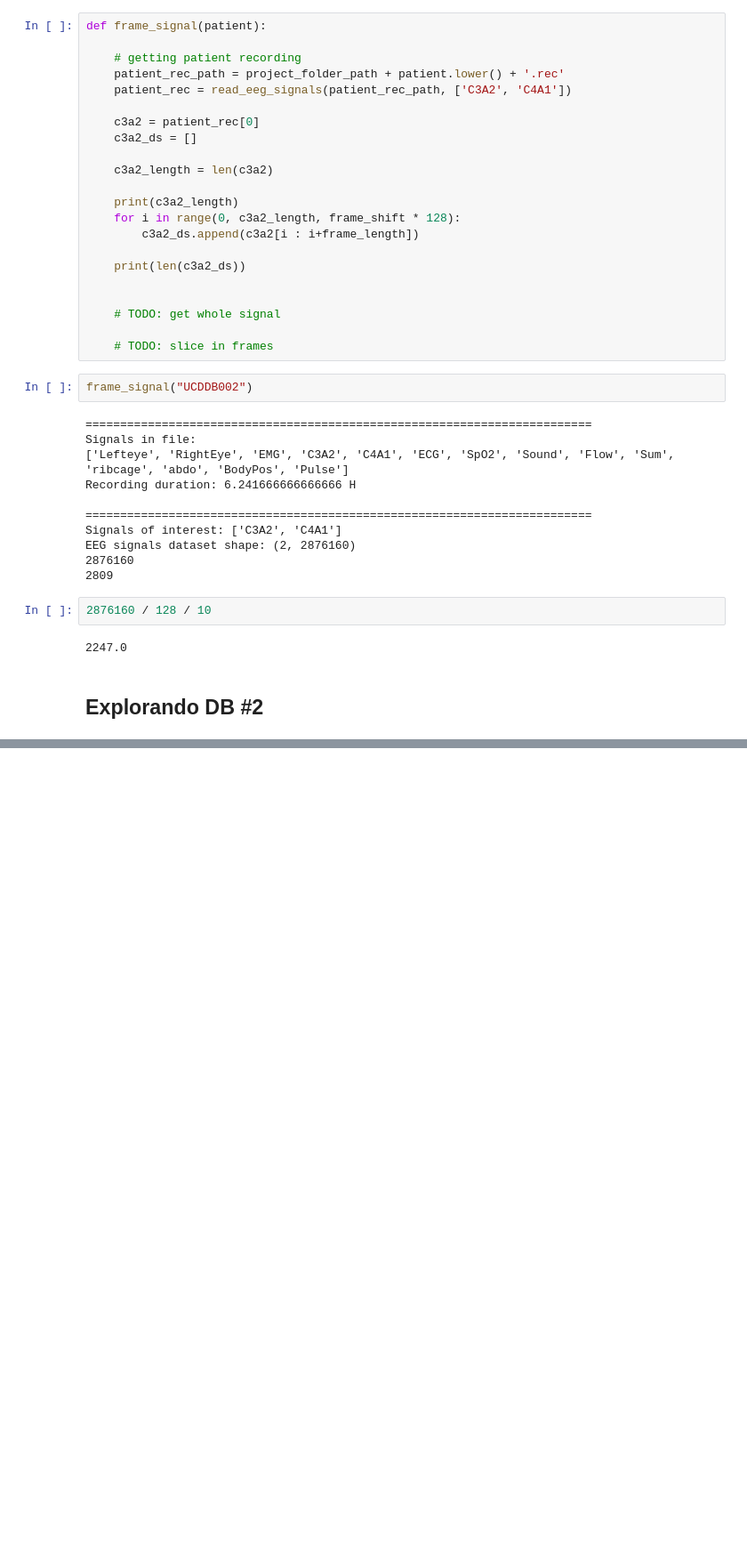
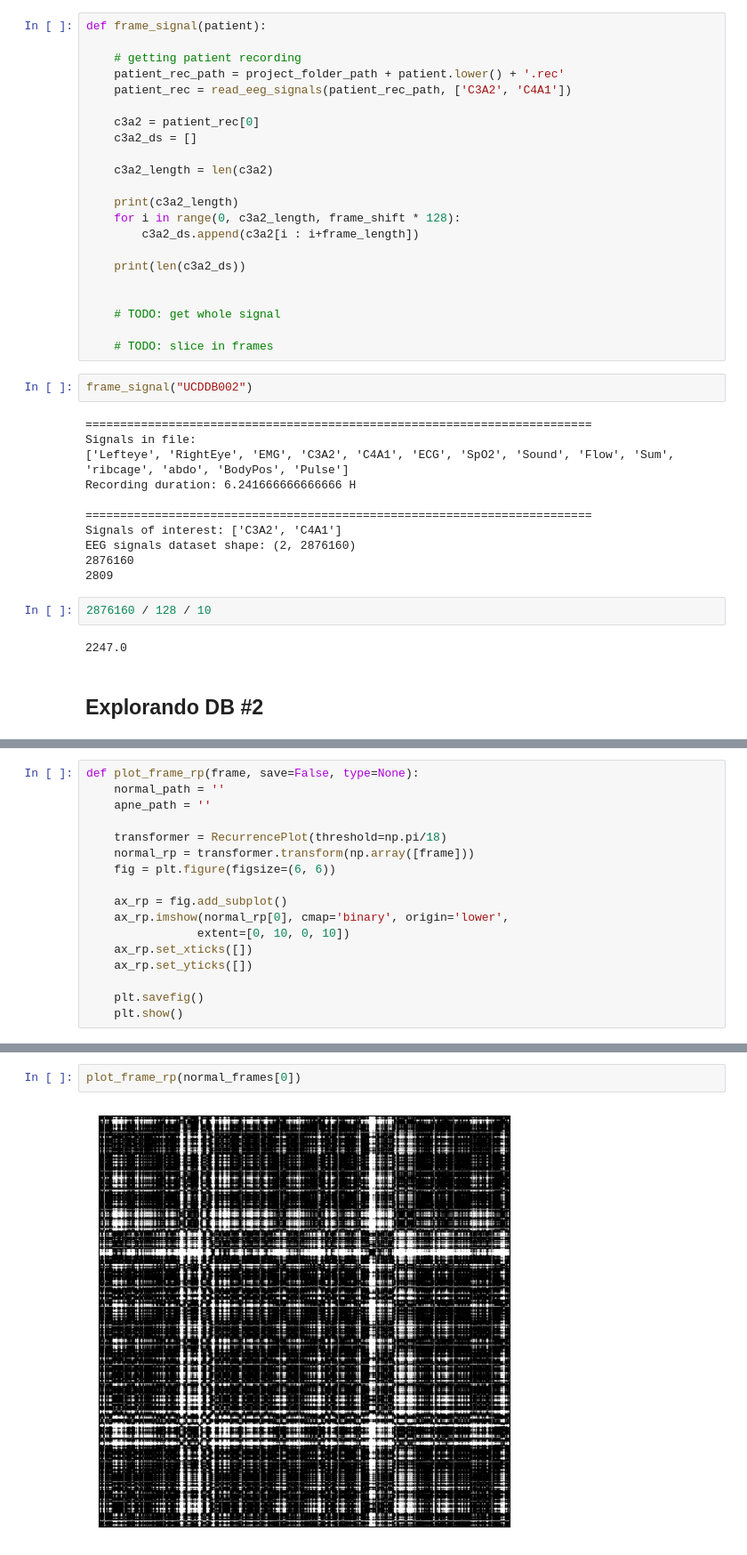
Before and after one commit to CylonSam/base1, a Jupyter notebook: tcc_samantha_apneia.ipynb, the cells around one changed output, grey strips where cells are left out. Shown at 89% size. Drawn from its saved outputs; the diff is of its cells as text; blank space fills up the shorter version.

```diff
--- a/tcc_samantha_apneia.ipynb
+++ b/tcc_samantha_apneia.ipynb
@@ -250,0 +721,17 @@ EEG signals dataset shape: (2, 2876160)
+# %%
+def plot_frame_rp(frame, save=False, type=None):
+    normal_path = ''
+    apne_path = ''
+
+    transformer = RecurrencePlot(threshold=np.pi/18)
+    normal_rp = transformer.transform(np.array([frame]))
+    fig = plt.figure(figsize=(6, 6))
+
+    ax_rp = fig.add_subplot()
+    ax_rp.imshow(normal_rp[0], cmap='binary', origin='lower',
+                extent=[0, 10, 0, 10])
+    ax_rp.set_xticks([])
+    ax_rp.set_yticks([])
+
+    plt.savefig()
+    plt.show()
@@ -250,0 +759,4 @@ EEG signals dataset shape: (2, 2876160)
+# %%
+plot_frame_rp(normal_frames[0])
+# %% [output]
+[figure, added]
```
Also changed, not shown: parts of 50 cells of this notebook, 28 other files.
